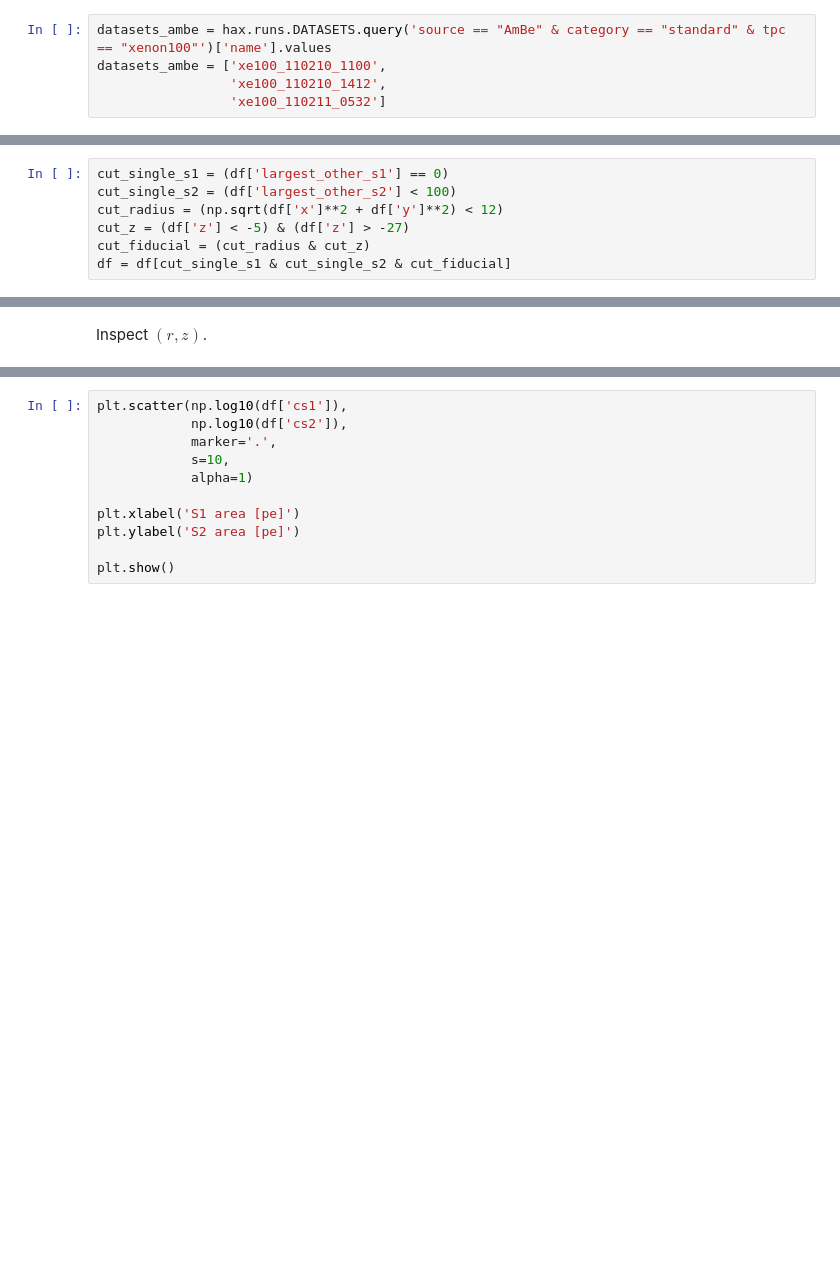
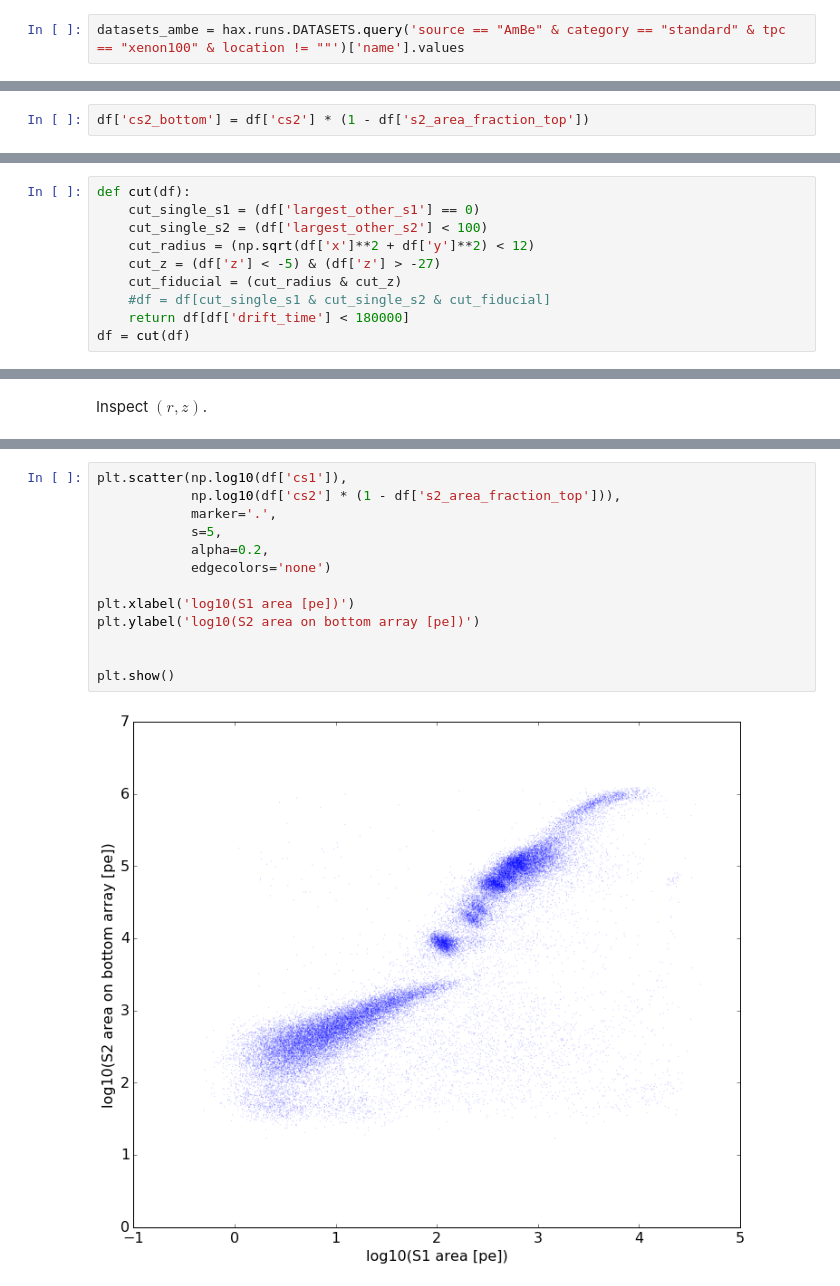
Before and after one commit to XENON1T/hax, a Jupyter notebook: examples/02_ambe_inelastic.ipynb, the cells around one changed output, grey strips where cells are left out. Drawn from its saved outputs; the diff is of its cells as text; blank space fills up the shorter version.

```diff
--- a/examples/02_ambe_inelastic.ipynb
+++ b/examples/02_ambe_inelastic.ipynb
@@ -28,10 +21,7 @@ D[(D['location'] != "") & (D['source'] != 'Cs137')]
 
 Grab the AmBe datasets then just use the first one:
 # %%
-datasets_ambe = hax.runs.DATASETS.query('source == "AmBe" & category == "standard" & tpc == "xenon100"')['name'].values
-datasets_ambe = ['xe100_110210_1100',
-                 'xe100_110210_1412',
-                 'xe100_110211_0532']
+datasets_ambe = hax.runs.DATASETS.query('source == "AmBe" & category == "standard" & tpc == "xenon100" & location != ""')['name'].values
 # %% [markdown]
 Inspect this dataset
 # %%
@@ -47,17 +38,22 @@ Found minitree at ./xe100_110211_0532_Basics.root
 | 2 | 2 | 4.246333 | 488.037578 | 1102101100 | 123562.687500 | 2 | 1297332001054971904 | 0 | ... |
 | 3 | 3 | NaN | NaN | 1102101100 | NaN | 3 | 1297332001141690880 | 0 | ... |
 | 4 | 4 | NaN | NaN | 1102101100 | NaN | 4 | 1297332001147309056 | 0 | ... |
+# %%
+df['cs2_bottom'] = df['cs2'] * (1 - df['s2_area_fraction_top'])
 # %% [markdown]
 ## Cuts
 
 Here are the cuts
 # %%
-cut_single_s1 = (df['largest_other_s1'] == 0)
-cut_single_s2 = (df['largest_other_s2'] < 100)
-cut_radius = (np.sqrt(df['x']**2 + df['y']**2) < 12)
-cut_z = (df['z'] < -5) & (df['z'] > -27)
-cut_fiducial = (cut_radius & cut_z)
-df = df[cut_single_s1 & cut_single_s2 & cut_fiducial]
+def cut(df):
+    cut_single_s1 = (df['largest_other_s1'] == 0)
+    cut_single_s2 = (df['largest_other_s2'] < 100)
+    cut_radius = (np.sqrt(df['x']**2 + df['y']**2) < 12)
+    cut_z = (df['z'] < -5) & (df['z'] > -27)
+    cut_fiducial = (cut_radius & cut_z)
+    #df = df[cut_single_s1 & cut_single_s2 & cut_fiducial]
+    return df[df['drift_time'] < 180000]
+df = cut(df)
 # %% [markdown]
 Inspect $(x,y)$
 # %%
@@ -77,11 +78,15 @@ plt.ylabel('z [cm]')
 # %%
 plt.scatter(np.log10(df['cs1']),
-            np.log10(df['cs2']),
+            np.log10(df['cs2'] * (1 - df['s2_area_fraction_top'])),
             marker='.',
-            s=10,
-            alpha=1)
+            s=5,
+            alpha=0.2,
+            edgecolors='none')
 
-plt.xlabel('S1 area [pe]')
-plt.ylabel('S2 area [pe]')
+plt.xlabel('log10(S1 area [pe])')
+plt.ylabel('log10(S2 area on bottom array [pe])')
+
 
 plt.show()
+# %% [output]
+[figure, added]
```
Also changed, not shown: parts of 20 cells of this notebook.
